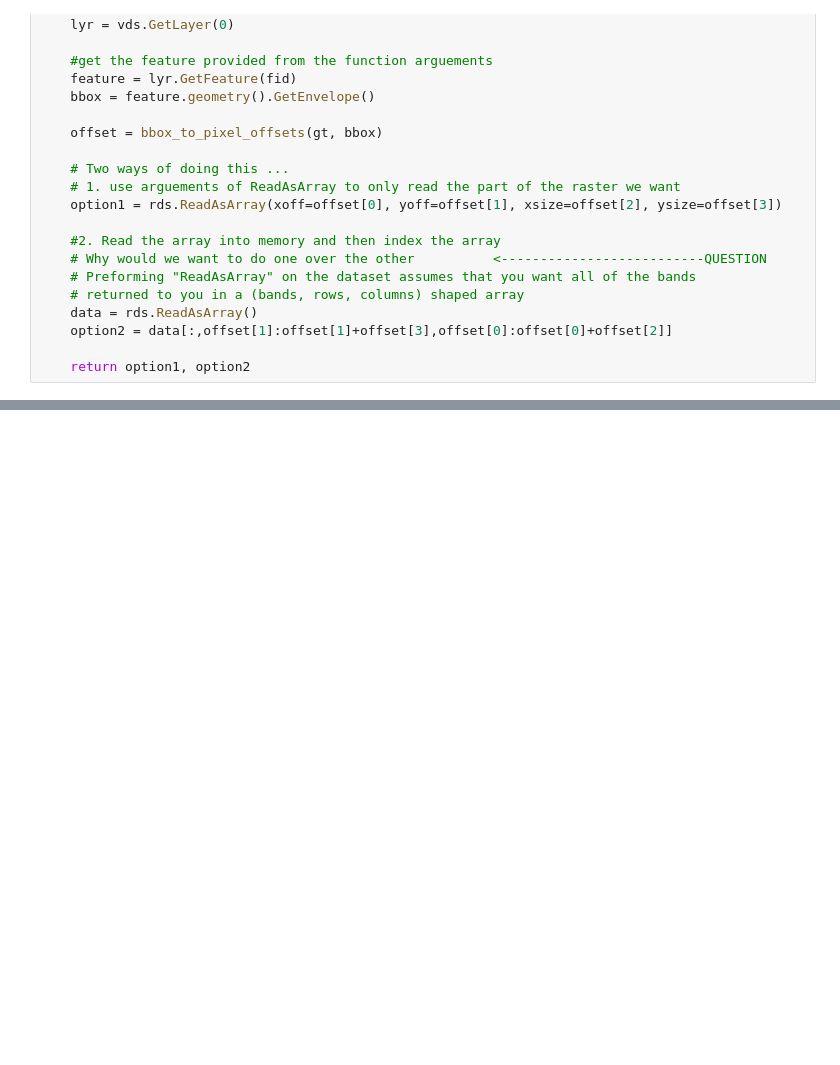
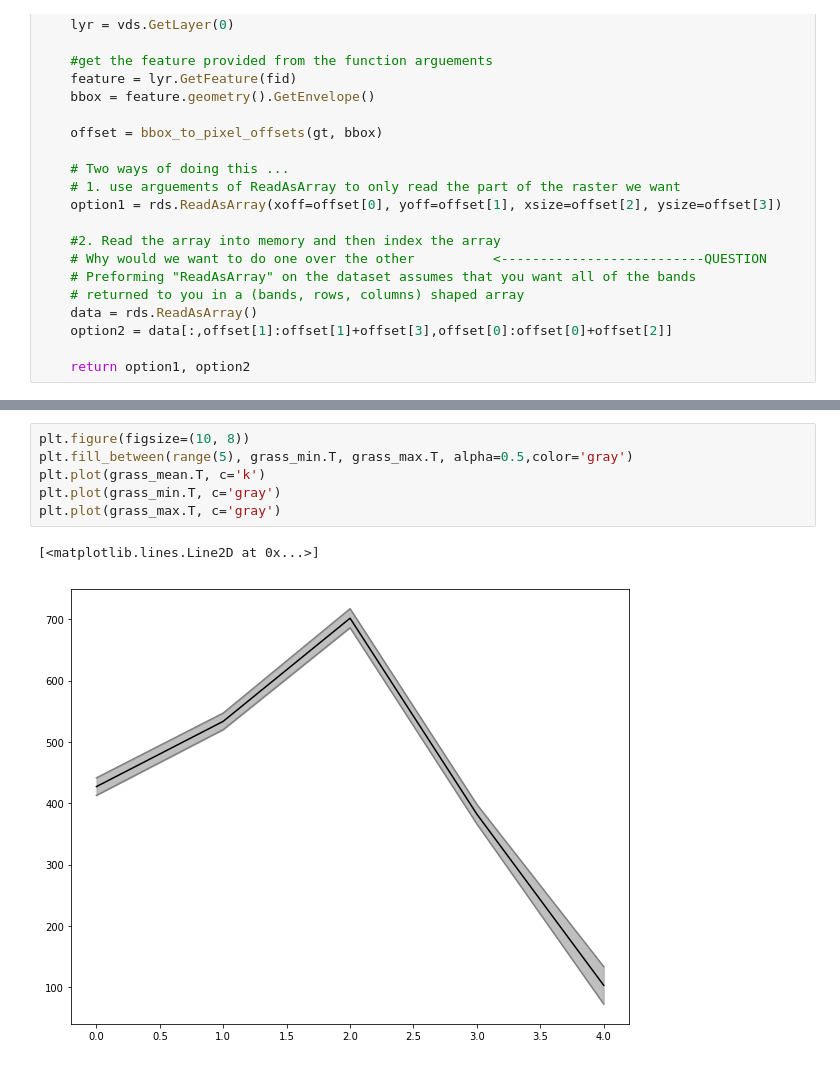
Before and after one commit to zraymer/PUG, a Jupyter notebook: HilliestBusRoute/Ex_4/Extract_Raster_Data.ipynb, the cells around one changed output, grey strips where cells are left out. Cells and saved outputs as stored; diff of their text form; blank space fills up the shorter version.

```diff
--- a/HilliestBusRoute/Ex_4/Extract_Raster_Data.ipynb
+++ b/HilliestBusRoute/Ex_4/Extract_Raster_Data.ipynb
@@ -75,0 +386,9 @@ True
+# %%
+plt.figure(figsize=(10, 8))
+plt.fill_between(range(5), grass_min.T, grass_max.T, alpha=0.5,color='gray')
+plt.plot(grass_mean.T, c='k')
+plt.plot(grass_min.T, c='gray')
+plt.plot(grass_max.T, c='gray')
+# %% [output]
+[<matplotlib.lines.Line2D at 0x...>]
+[figure, added]
```
Also changed, not shown: parts of 16 cells of this notebook, 1 other file.
